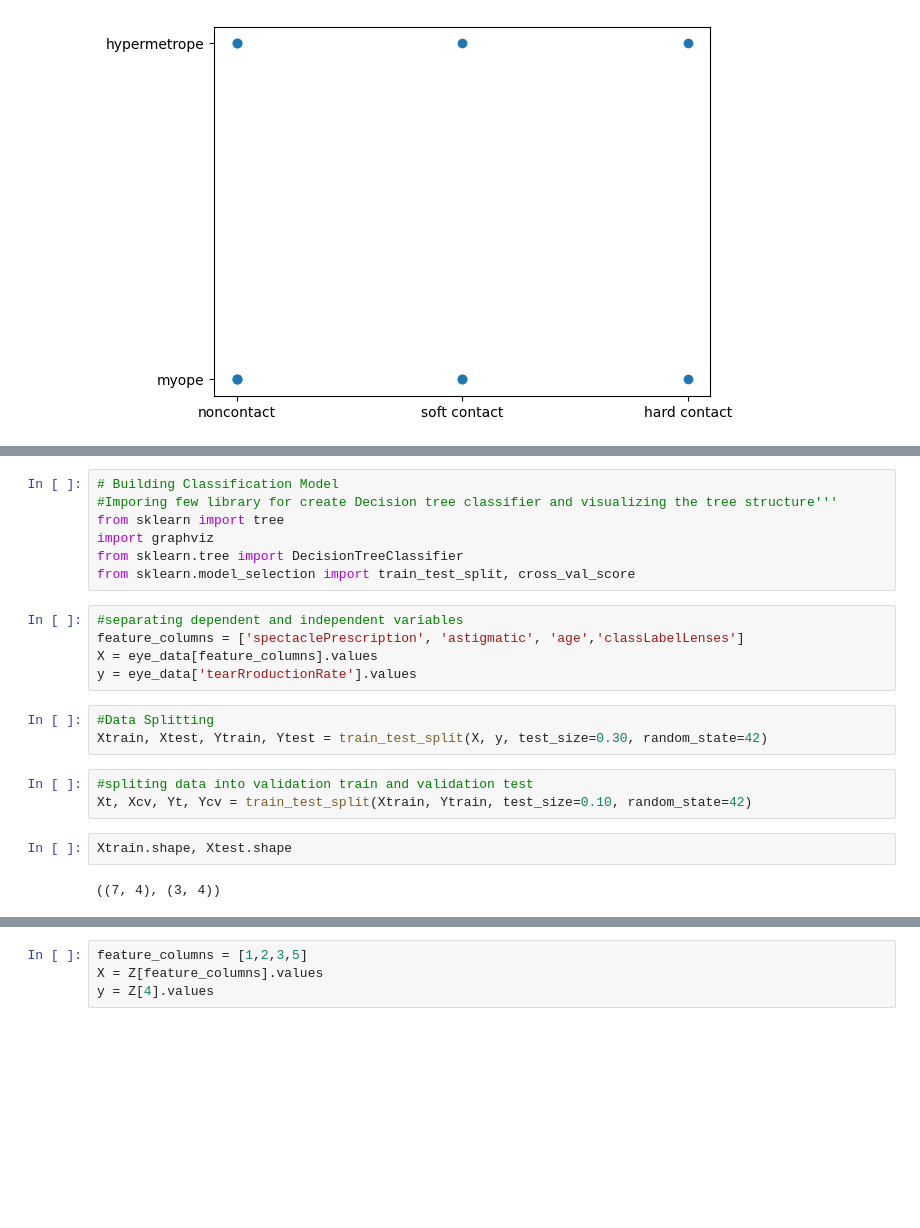
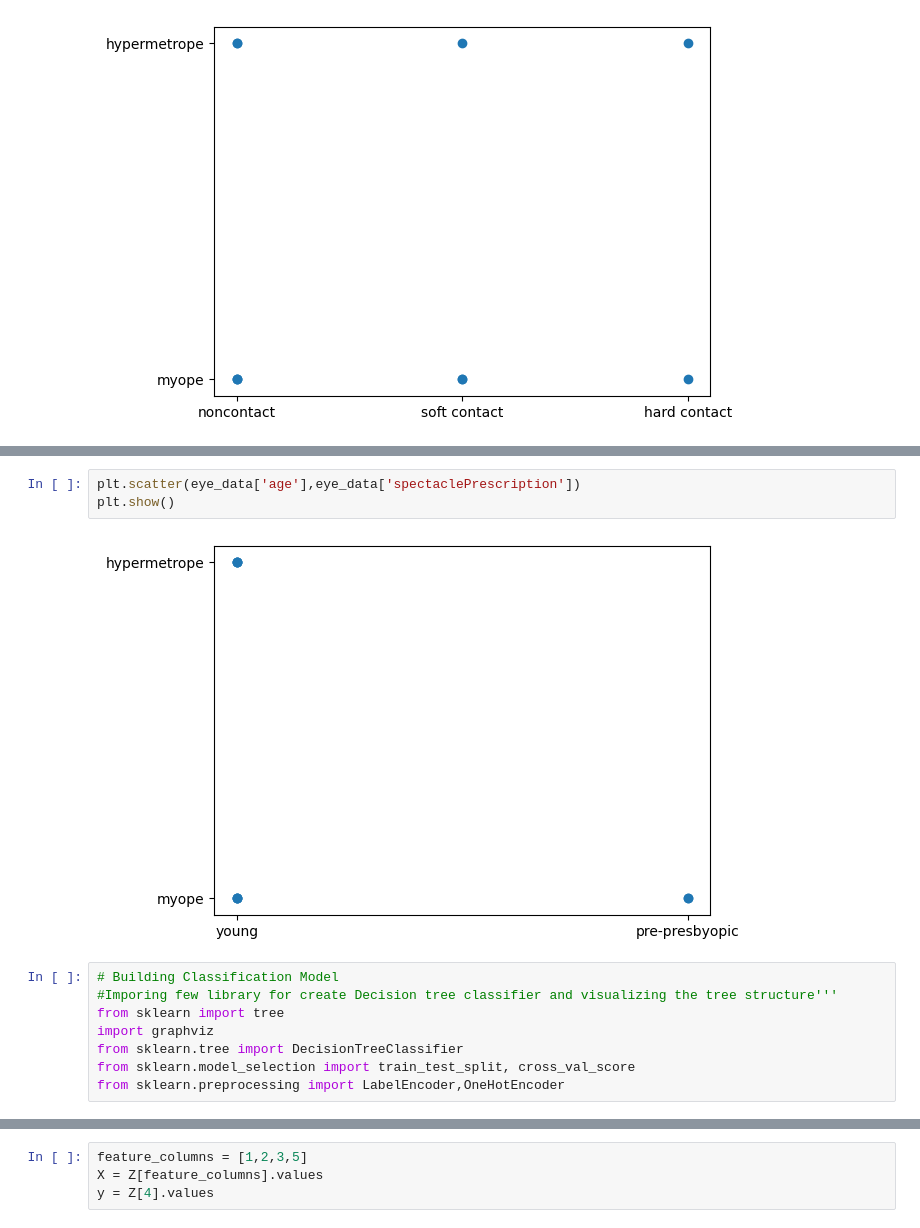
Before and after one commit to trevor-ngugi/decision-trees-AI, a Jupyter notebook: DTgroup.ipynb, the cells around one changed output, grey strips where cells are left out. Saved outputs shown, nothing was run; the diff lists cells and outputs as text; blank space fills up the shorter version.

```diff
--- a/DTgroup.ipynb
+++ b/DTgroup.ipynb
@@ -99,3 +97,8 @@ plt.show()
+# %%
+plt.scatter(eye_data['age'],eye_data['spectaclePrescription'])
+plt.show()
+# %% [output]
+[figure, added]
 # %%
 # Building Classification Model
 #Imporing few library for create Decision tree classifier and visualizing the tree structure'''
@@ -103,18 +106,4 @@ from sklearn import tree
 import graphviz
 from sklearn.tree import DecisionTreeClassifier
 from sklearn.model_selection import train_test_split, cross_val_score
+from sklearn.preprocessing import LabelEncoder,OneHotEncoder
-# %%
-#separating dependent and independent variables
-feature_columns = ['spectaclePrescription', 'astigmatic', 'age','classLabelLenses']
-X = eye_data[feature_columns].values
-y = eye_data['tearRroductionRate'].values
-# %%
-#Data Splitting
-Xtrain, Xtest, Ytrain, Ytest = train_test_split(X, y, test_size=0.30, random_state=42)
-# %%
-#spliting data into validation train and validation test
-Xt, Xcv, Yt, Ycv = train_test_split(Xtrain, Ytrain, test_size=0.10, random_state=42)
-# %%
-Xtrain.shape, Xtest.shape
-# %% [output]
-((7, 4), (3, 4))
```
Also changed, not shown: parts of 25 cells of this notebook, 4 other files.
